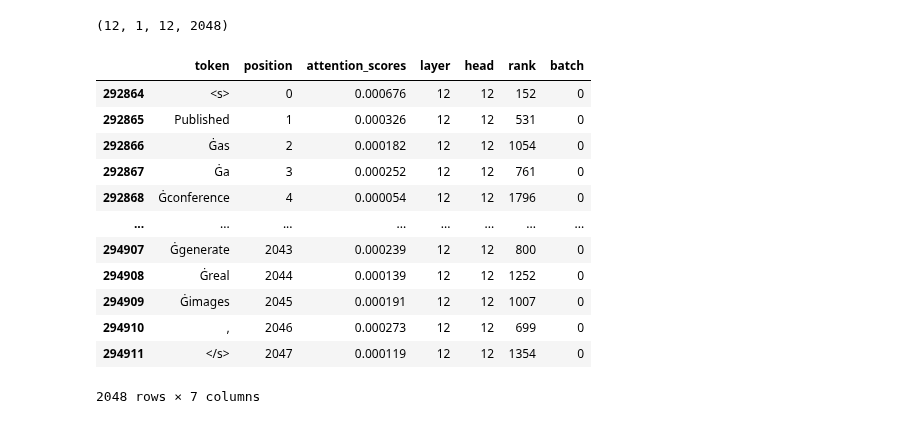
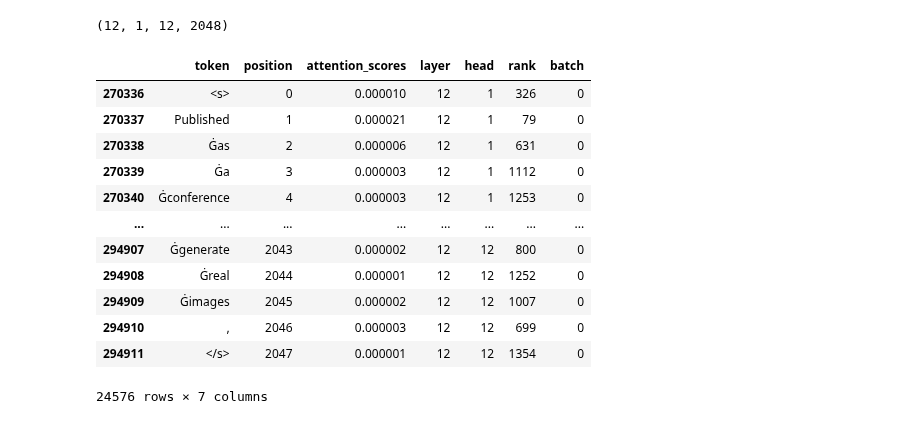
Before and after one commit to danielhou13/cogs402longformer, a Jupyter notebook: src/Token_attention_with_head_importance.ipynb, the cells around one changed output. Saved outputs shown, nothing was run; the diff lists cells and outputs as text; code cells hidden in the pictures.

```diff
--- a/src/Token_attention_with_head_importance.ipynb
+++ b/src/Token_attention_with_head_importance.ipynb
@@ -358,0 +358,5 @@ print(attention_matrix_importance.shape)
+# %%
+def normalize(data):
+    return (data - np.min(data)) / (np.max(data) - np.min(data))
+# %%
+attention_matrix_importance = normalize(attention_matrix_importance)
@@ -649,18 +736,18 @@ full_mat = full_matrix(attention_matrix_importance, testexam["input_ids"])
 # %% [output]
 (12, 1, 12, 2048)
 # %%
-full_mat[(full_mat['head']==12) & (full_mat['layer']==12)]
+full_mat[full_mat['layer']==12]
 # %% [output]
 |  | token | position | attention_scores | layer | head | rank | batch |
-| 292864 | <s> | 0 | 0.000676 | 12 | 12 | 152 | 0 |
-| 292865 | Published | 1 | 0.000326 | 12 | 12 | 531 | 0 |
-| 292866 | Ġas | 2 | 0.000182 | 12 | 12 | 1054 | 0 |
-| 292867 | Ġa | 3 | 0.000252 | 12 | 12 | 761 | 0 |
-| 292868 | Ġconference | 4 | 0.000054 | 12 | 12 | 1796 | 0 |
+| 270336 | <s> | 0 | 0.000010 | 12 | 1 | 326 | 0 |
+| 270337 | Published | 1 | 0.000021 | 12 | 1 | 79 | 0 |
+| 270338 | Ġas | 2 | 0.000006 | 12 | 1 | 631 | 0 |
+| 270339 | Ġa | 3 | 0.000003 | 12 | 1 | 1112 | 0 |
+| 270340 | Ġconference | 4 | 0.000003 | 12 | 1 | 1253 | 0 |
 | ... | ... | ... | ... | ... | ... | ... | ... |
-| 294907 | Ġgenerate | 2043 | 0.000239 | 12 | 12 | 800 | 0 |
-| 294908 | Ġreal | 2044 | 0.000139 | 12 | 12 | 1252 | 0 |
-| 294909 | Ġimages | 2045 | 0.000191 | 12 | 12 | 1007 | 0 |
-| 294910 | , | 2046 | 0.000273 | 12 | 12 | 699 | 0 |
-| 294911 | </s> | 2047 | 0.000119 | 12 | 12 | 1354 | 0 |
+| 294907 | Ġgenerate | 2043 | 0.000002 | 12 | 12 | 800 | 0 |
+| 294908 | Ġreal | 2044 | 0.000001 | 12 | 12 | 1252 | 0 |
+| 294909 | Ġimages | 2045 | 0.000002 | 12 | 12 | 1007 | 0 |
+| 294910 | , | 2046 | 0.000003 | 12 | 12 | 699 | 0 |
+| 294911 | </s> | 2047 | 0.000001 | 12 | 12 | 1354 | 0 |
-2048 rows × 7 columns
+24576 rows × 7 columns
```
Also changed, not shown: parts of 31 cells of this notebook.
